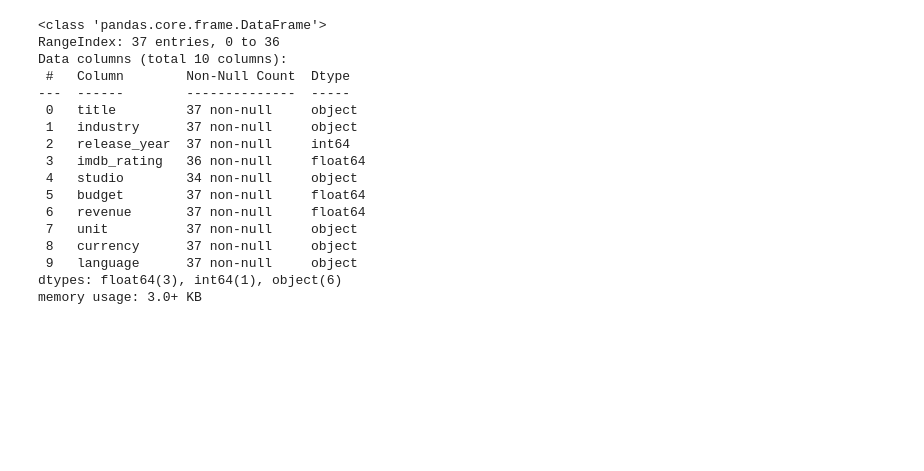
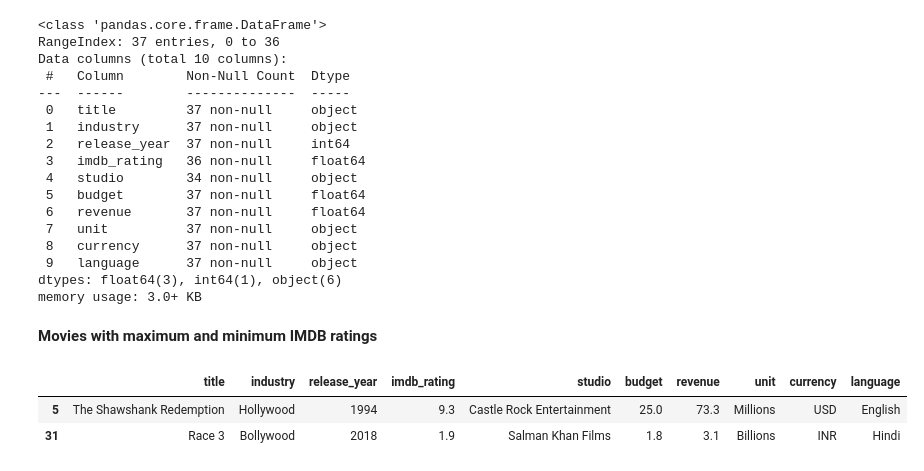
Before and after one commit to rehan1124/Codebasics-Math-And-Statistics-For-AI-Data-Science, a Jupyter notebook: Dataframe_Basics.ipynb, the cells around one changed output. Cells and saved outputs as stored; diff of their text form; code cells hidden in the pictures; blank space fills up the shorter version.

```diff
--- a/Dataframe_Basics.ipynb
+++ b/Dataframe_Basics.ipynb
@@ -127,3 +127,11 @@ Data columns (total 10 columns):
  9   language      37 non-null     object
 dtypes: float64(3), int64(1), object(6)
 memory usage: 3.0+ KB
+# %% [markdown]
+**Movies with maximum and minimum IMDB ratings**
+# %%
+df[(df.imdb_rating == df.imdb_rating.max()) | (df.imdb_rating == df.imdb_rating.min())]
+# %% [output]
+|  | title | industry | release_year | imdb_rating | studio | budget | revenue | unit | currency | language |
+| 5 | The Shawshank Redemption | Hollywood | 1994 | 9.3 | Castle Rock Entertainment | 25.0 | 73.3 | Millions | USD | English |
+| 31 | Race 3 | Bollywood | 2018 | 1.9 | Salman Khan Films | 1.8 | 3.1 | Billions | INR | Hindi |
```
Also changed, not shown: parts of 3 cells of this notebook.
